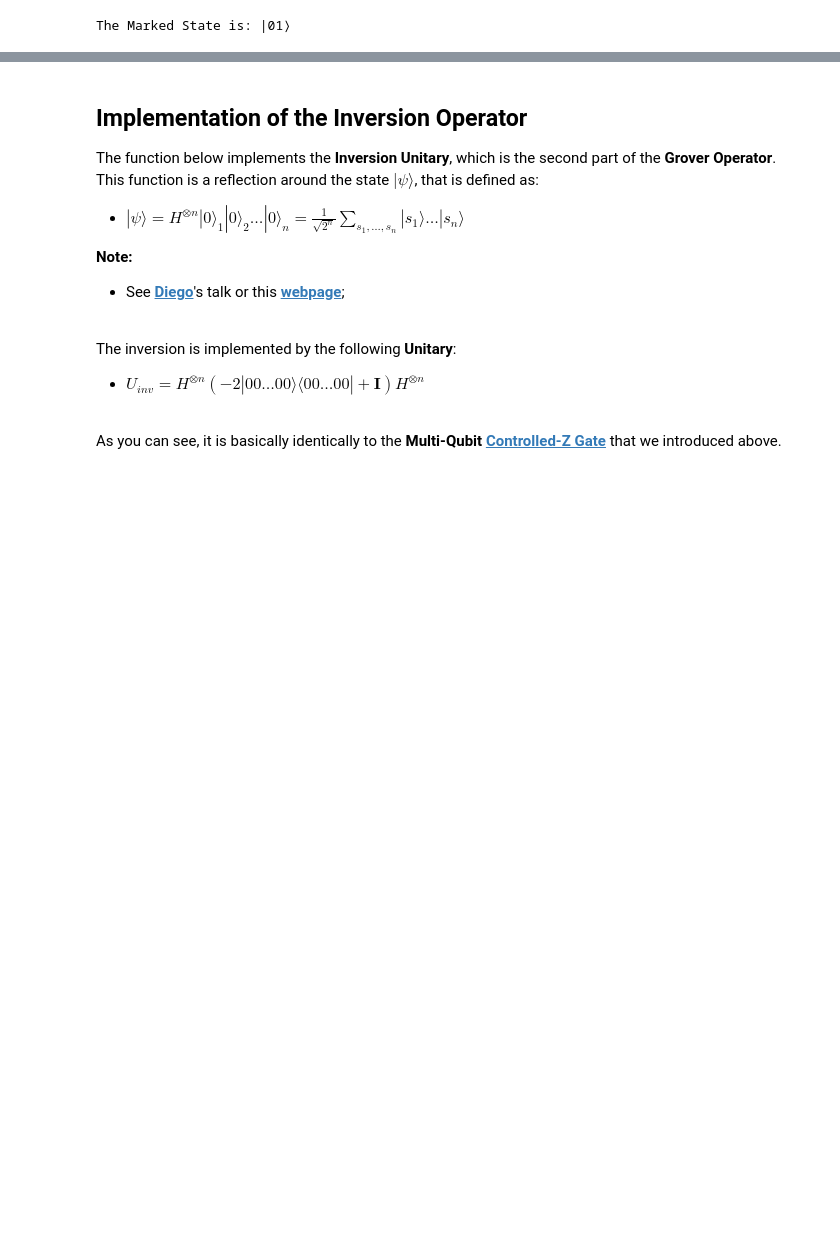
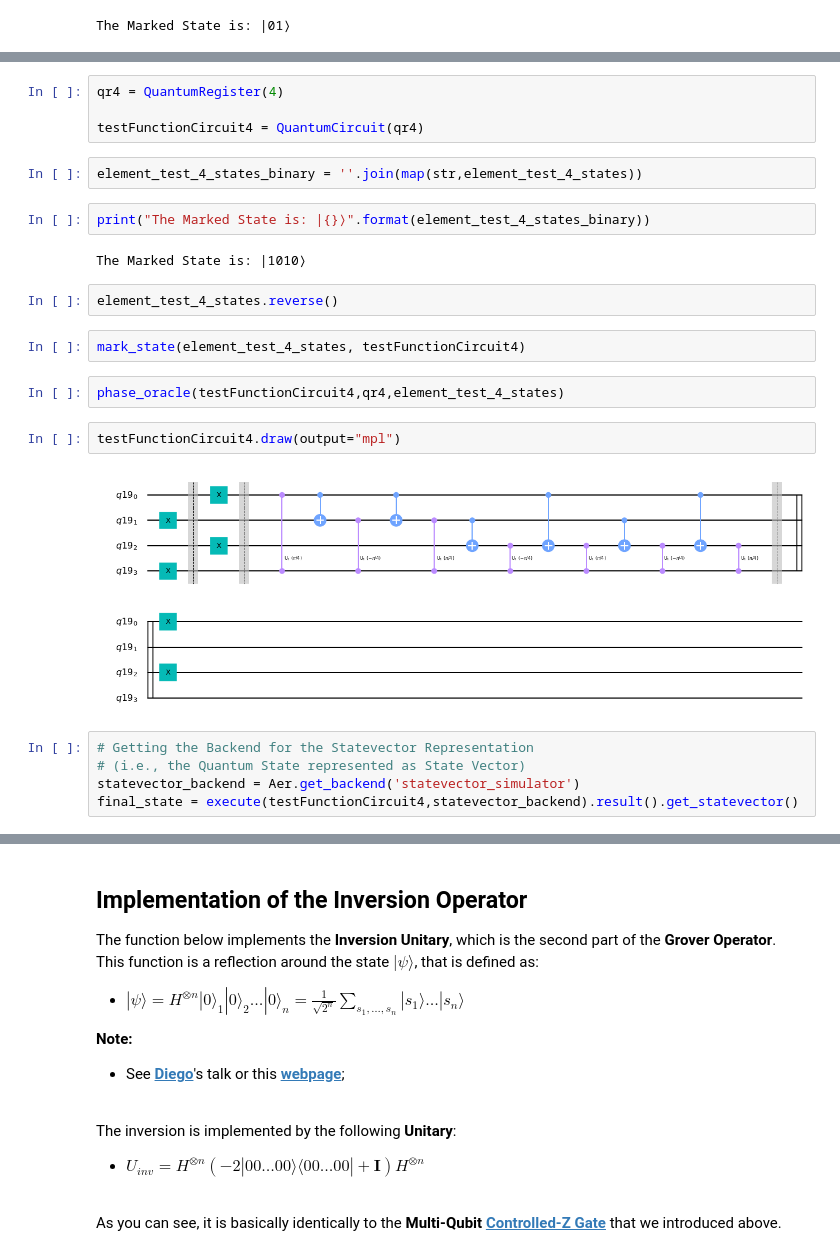
Before and after one commit to rubenandrebarreiro/summer-school-on-quantum-computing-software-for-near-term-quantum-devices-2020, a Jupyter notebook: project/grover-algorithm-questions.ipynb, the cells around one changed output, grey strips where cells are left out. Saved outputs shown, nothing was run; the diff lists cells and outputs as text; blank space fills up the shorter version.

```diff
--- a/project/grover-algorithm-questions.ipynb
+++ b/project/grover-algorithm-questions.ipynb
@@ -977,3 +1090,28 @@ final_state = execute(testCircuit2,statevector_backend).result().get_statevector
+# %%
+qr4 = QuantumRegister(4)
+
+testFunctionCircuit4 = QuantumCircuit(qr4)
+# %%
+element_test_4_states_binary = ''.join(map(str,element_test_4_states))
+# %%
+print("The Marked State is: |{}⟩".format(element_test_4_states_binary))
+# %% [output]
+The Marked State is: |1010⟩
+# %%
+element_test_4_states.reverse()
+# %%
+mark_state(element_test_4_states, testFunctionCircuit4)
+# %%
+phase_oracle(testFunctionCircuit4,qr4,element_test_4_states)
+# %%
+testFunctionCircuit4.draw(output="mpl")
+# %% [output]
+[figure, added]
+# %%
+# Getting the Backend for the Statevector Representation
+# (i.e., the Quantum State represented as State Vector)
+statevector_backend = Aer.get_backend('statevector_simulator')
+final_state = execute(testFunctionCircuit4,statevector_backend).result().get_statevector()
 # %%
 array_to_latex(final_state, pretext="\\text{Final State for Marked State (Statevector) = }\n", precision = 1)
 # %% [output]
```
Also changed, not shown: parts of 32 cells of this notebook.
